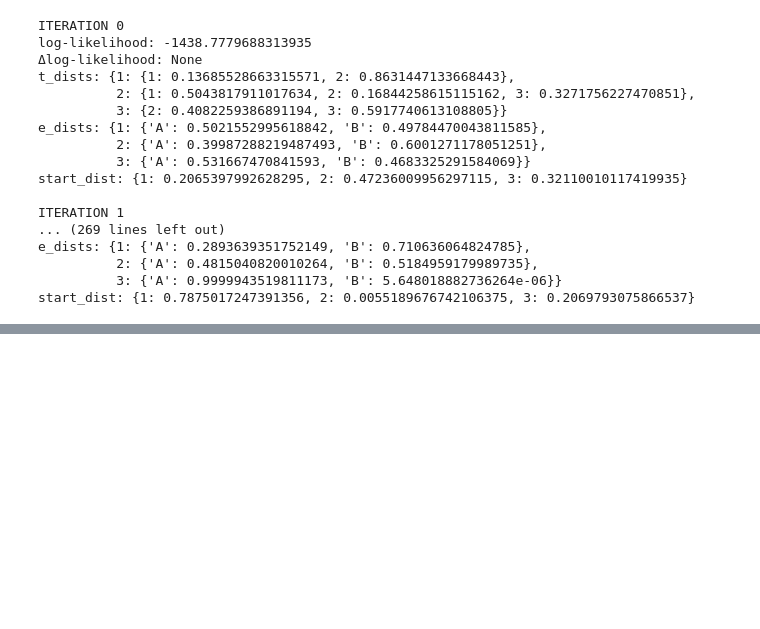
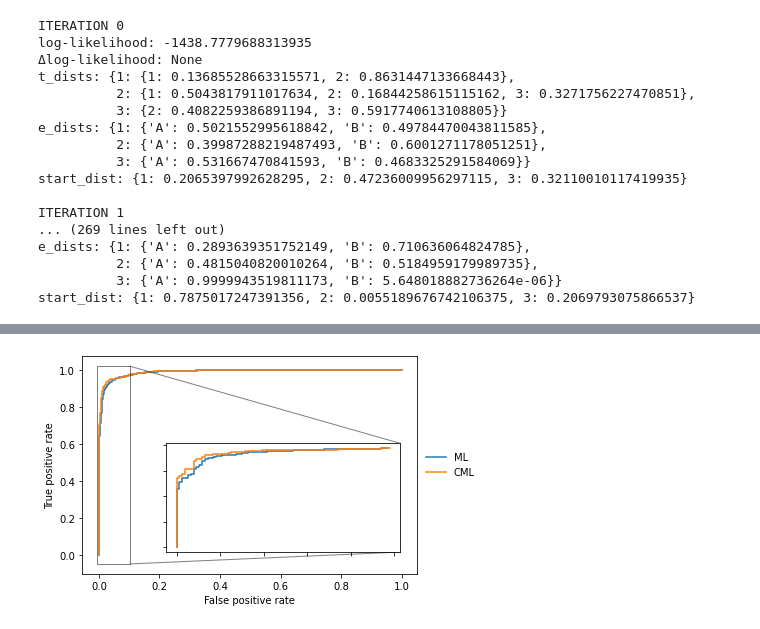
Before and after one commit to marcsingleton/homomorph, a Jupyter notebook: tutorials/hmm_training.ipynb, the cells around one changed output, grey strips where cells are left out. Saved outputs shown, nothing was run; the diff lists cells and outputs as text; code cells hidden in the pictures; blank space fills up the shorter version.

```diff
--- a/tutorials/hmm_training.ipynb
+++ b/tutorials/hmm_training.ipynb
@@ -1478,0 +1545,22 @@ start_dist: {1: 0.024637865477303067, 2: 0.9753621345226969}
+# %%
+fpr_ML, tpr_ML, _ = metrics.roc_curve((xstack==1).ravel(), xstack_ML.ravel())
+fpr_CML, tpr_CML, _ = metrics.roc_curve((xstack==1).ravel(), xstack_CML.ravel())
+
+
+fig, ax = plt.subplots()
+ax.plot(fpr_ML, tpr_ML, label='ML')
+ax.plot(fpr_CML, tpr_CML, label='CML')
+ax.set_xlabel('False positive rate')
+ax.set_ylabel('True positive rate')
+ax.legend(frameon=False, loc='center left', bbox_to_anchor=(1, 0.5))
+
+idx_ML = fpr_ML <= 0.1
+idx_CML = fpr_CML <= 0.1
+axins = ax.inset_axes([0.25, 0.1, 0.7, 0.5])
+axins.plot(fpr_ML[idx_ML], tpr_ML[idx_ML], label='ML')
+axins.plot(fpr_CML[idx_CML], tpr_CML[idx_CML], label='CML')
+axins.set_xticklabels([])
+axins.set_yticklabels([])
+ax.indicate_inset_zoom(axins, edgecolor="black");
+# %% [output]
+[figure, added]
```
Also changed, not shown: parts of 42 cells of this notebook.
